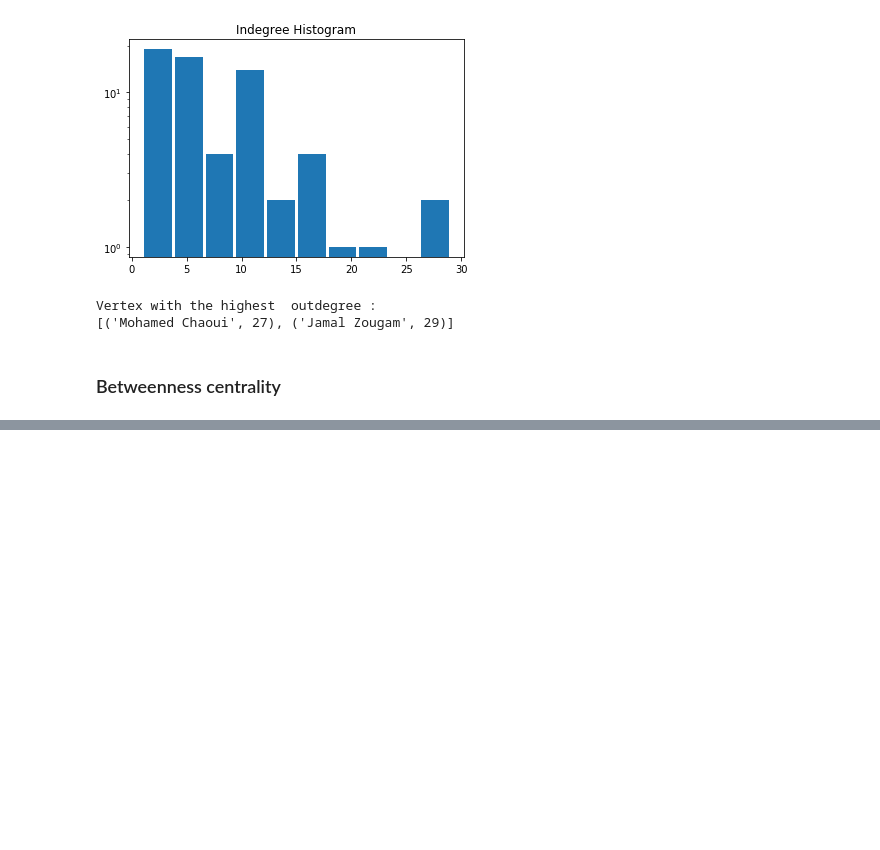
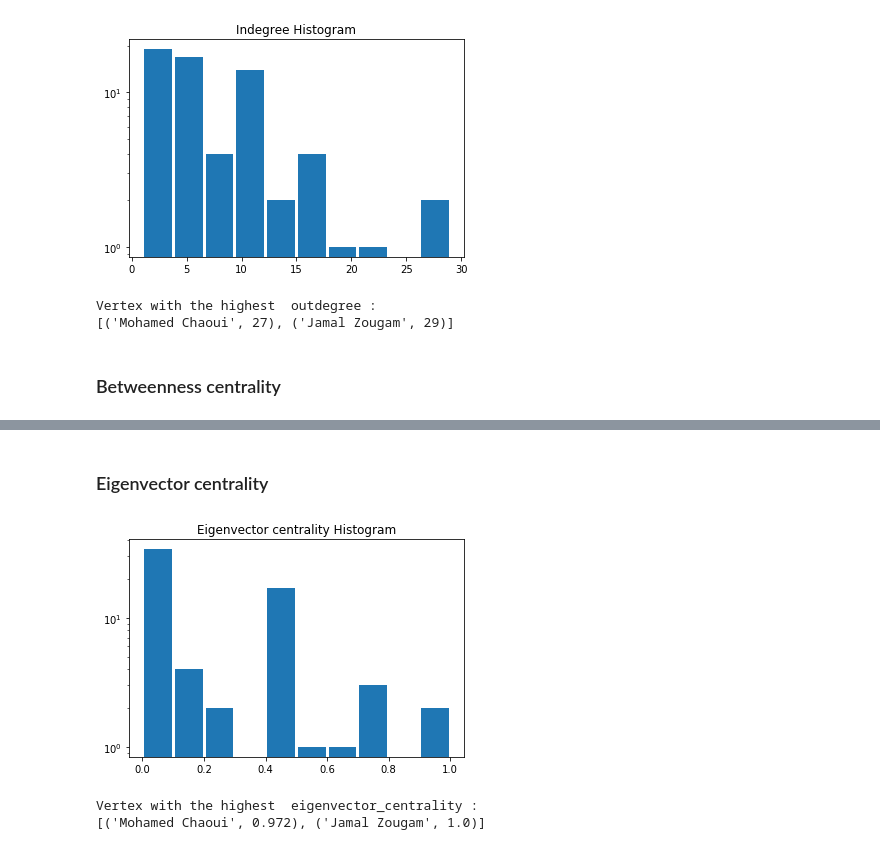
Before and after one commit to GiorgiaAuroraAdorni/MadridTrainBombingNetAnalytics, a Jupyter notebook: MadridTrainBombingNet.ipynb, the cells around one changed output, grey strips where cells are left out. Drawn from its saved outputs; the diff is of its cells as text; code cells hidden in the pictures; blank space fills up the shorter version.

```diff
--- a/MadridTrainBombingNet.ipynb
+++ b/MadridTrainBombingNet.ipynb
@@ -198,0 +236,13 @@ Vertex with the highest  outdegree :
+# %% [markdown]
+### Eigenvector centrality
+# %%
+plt.hist(g.eigenvector_centrality(), log=True, rwidth=0.9)
+plt.title("Eigenvector centrality Histogram")
+plt.show()
+# %% [output]
+[figure, added]
+# %%
+print(nodes_bound(g, 0.8, 'eigenvector_centrality'))
+# %% [output]
+Vertex with the highest  eigenvector_centrality :
+[('Mohamed Chaoui', 0.972), ('Jamal Zougam', 1.0)]
```
Also changed, not shown: parts of 9 cells of this notebook, 4 other files.
